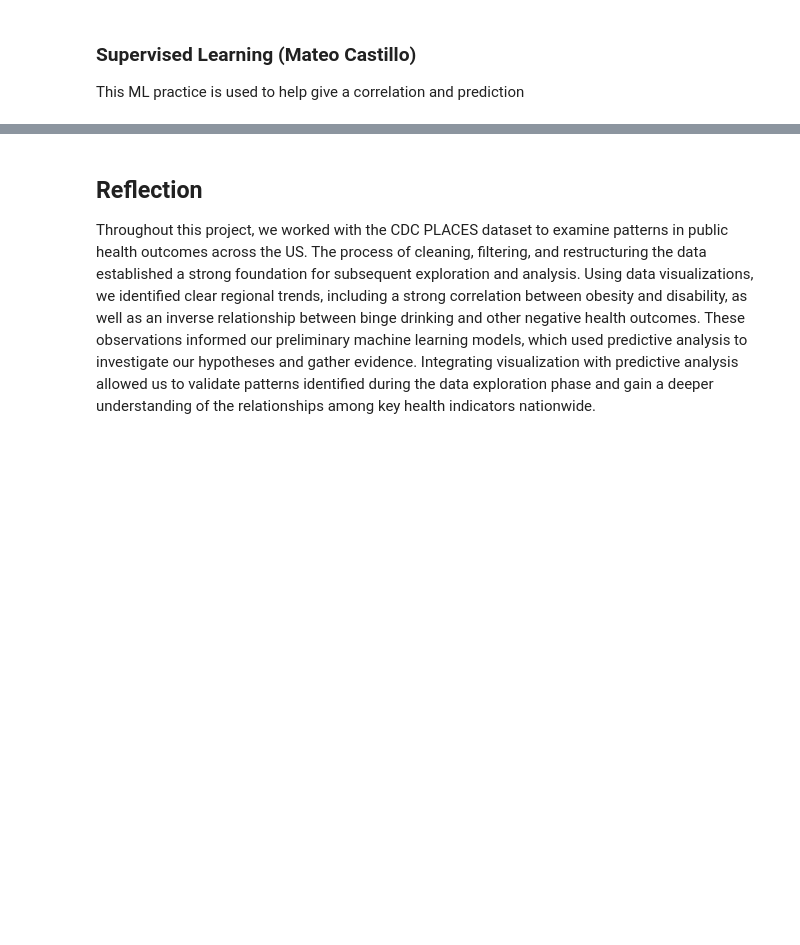
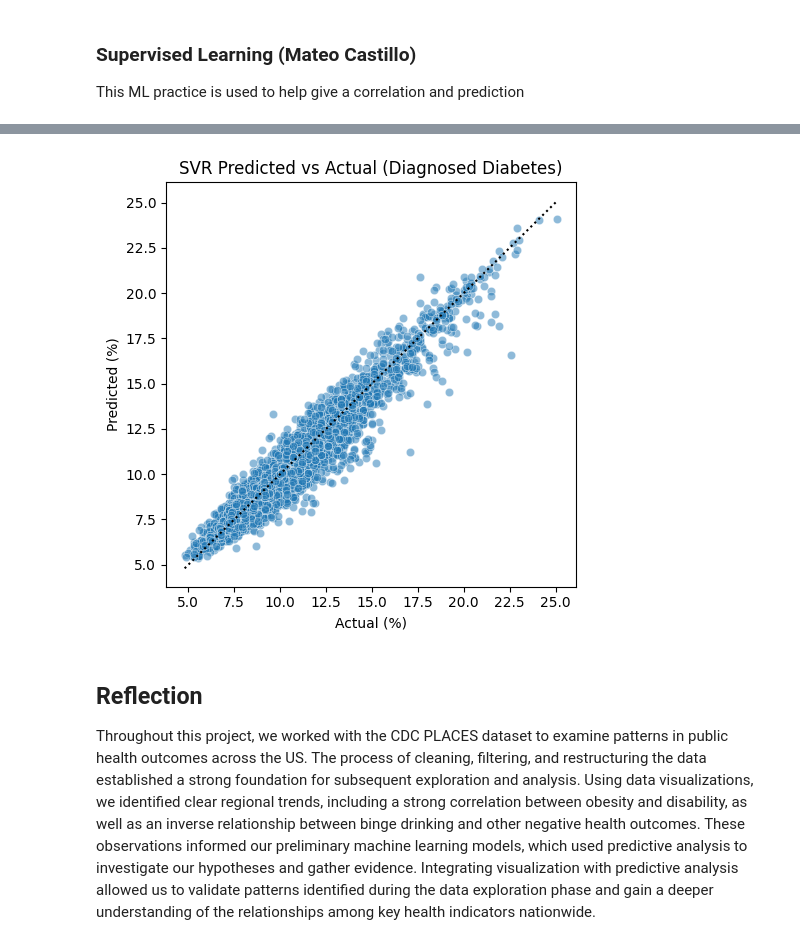
Before and after one commit to jjohn314/exploring-health-outcomes, a Jupyter notebook: prog_report.ipynb, the cells around one changed output, grey strips where cells are left out. Drawn from its saved outputs; the diff is of its cells as text; code cells hidden in the pictures; blank space fills up the shorter version.

```diff
--- a/prog_report.ipynb
+++ b/prog_report.ipynb
@@ -594,0 +632,78 @@ binge drinking among adults aged >=18 years    -0.969866
+# %%
+# SVR to predict diagnosed diabetes from related measures
+from sklearn.model_selection import train_test_split
+from sklearn.preprocessing import StandardScaler
+from sklearn.pipeline import Pipeline
+from sklearn.svm import SVR
+from sklearn.metrics import r2_score, mean_absolute_error, mean_squared_error
+from sklearn.impute import SimpleImputer
+import numpy as np
+
+# Define target and features (exact column names in dfWide)
+target = "diagnosed diabetes among adults aged >=18 years"
+features = [
+    "obesity among adults aged >=18 years",
+    "no leisure-time physical activity among adults aged >=18 years",
+    "high blood pressure among adults aged >=18 years",
+    "current smoking among adults aged >=18 years",
+    "mental health not good for >=14 days among adults aged >=18 years",
+]
+
+# Validate availability of columns
+required = [target] + features
+missing = [c for c in required if c not in dfWide.columns]
+if missing:
+    raise KeyError(f"Missing columns in dfWide needed for SVR: {missing}\n"
+                   f"Ensure your filtered CSV includes these measures and re-run the earlier processing cell.")
+
+X = dfWide[features]
+y = dfWide[target]
+
+# Drop rows where target is NaN (SVR requires numeric y)
+mask = y.notna()
+X = X.loc[mask]
+y = y.loc[mask]
+
+# Optional: quick NaN report for features before imputation
+nan_report = X.isna().sum().sort_values(ascending=False)
+if (nan_report > 0).any():
+    print("NaN counts in features before imputation:\n", nan_report[nan_report > 0])
+
+# Train/test split
+X_train, X_test, y_train, y_test = train_test_split(X, y, test_size=0.2, random_state=42)
+
+# Pipeline: impute -> standardize -> SVR with RBF kernel
+svr_pipe = Pipeline([
+    ("imputer", SimpleImputer(strategy="median")),
+    ("scaler", StandardScaler()),
+    ("svr", SVR(kernel="rbf", C=10.0, epsilon=0.1, gamma="scale"))
+])
+
+svr_pipe.fit(X_train, y_train)
+
+# Evaluate
+pred_train = svr_pipe.predict(X_train)
+pred_test = svr_pipe.predict(X_test)
+
+r2_tr = r2_score(y_train, pred_train)
+r2_te = r2_score(y_test, pred_test)
+
+# Use legacy-compatible RMSE computation
+rmse_tr = np.sqrt(mean_squared_error(y_train, pred_train))
+rmse_te = np.sqrt(mean_squared_error(y_test, pred_test))
+mae_tr = mean_absolute_error(y_train, pred_train)
+mae_te = mean_absolute_error(y_test, pred_test)
+
+print("SVR (RBF) Performance")
+print(f"Train  -> R2: {r2_tr:.3f}, RMSE: {rmse_tr:.3f}, MAE: {mae_tr:.3f}")
+print(f"Test   -> R2: {r2_te:.3f}, RMSE: {rmse_te:.3f}, MAE: {mae_te:.3f}")
+
+# Predicted vs Actual plot
+plt.figure(figsize=(5,5))
+ax = sns.scatterplot(x=y_test, y=pred_test, alpha=0.5)
+lims = [min(y_test.min(), pred_test.min()), max(y_test.max(), pred_test.max())]
+plt.plot(lims, lims, linestyle=":", color="black")
+ax.set(title="SVR Predicted vs Actual (Diagnosed Diabetes)", xlabel="Actual (%)", ylabel="Predicted (%)")
+plt.tight_layout()
+plt.show()
+# %% [output]
@@ -595,3 +713,4 @@ binge drinking among adults aged >=18 years    -0.969866
+[figure, added]
 # %% [markdown]
 ## Reflection
 
```
Also changed, not shown: parts of 8 cells of this notebook, 1 other file.
